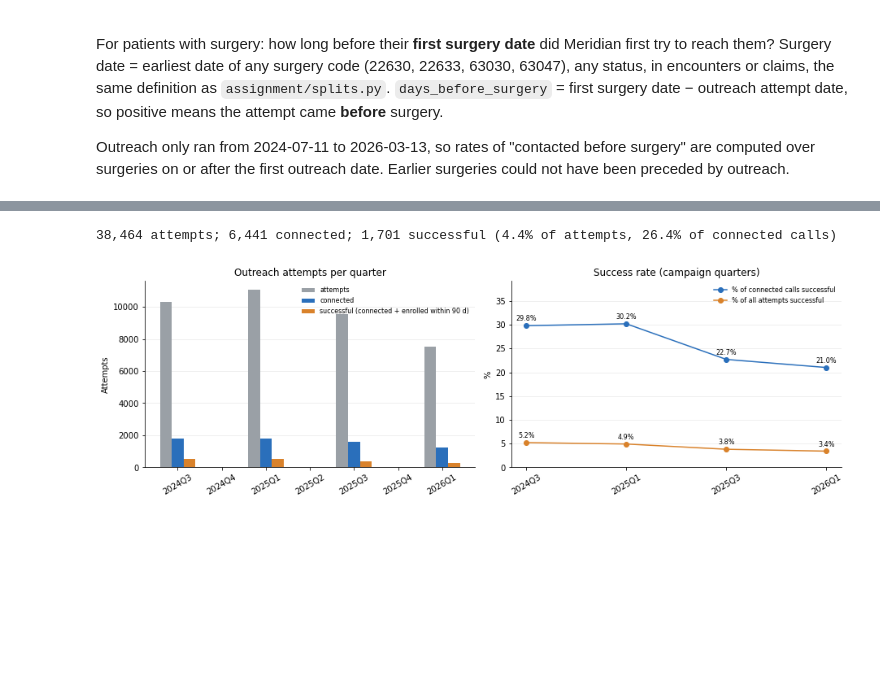
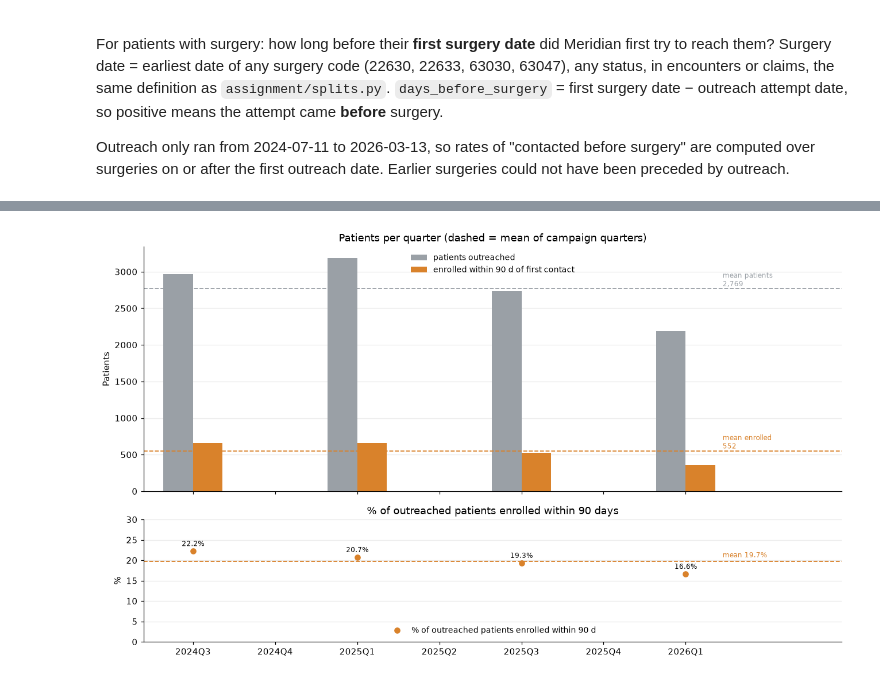
Before and after one commit to MSBradshaw/Meridian, a Jupyter notebook: notebooks/meridian_eda.ipynb, the cells around one changed output, grey strips where cells are left out. Saved outputs shown, nothing was run; the diff lists cells and outputs as text; code cells hidden in the pictures; blank space fills up the shorter version.

```diff
--- a/notebooks/meridian_eda.ipynb
+++ b/notebooks/meridian_eda.ipynb
@@ -406,7 +406,7 @@ order = matrix.code[::-1].tolist()                       # highest median at top
 system = matrix.set_index('code').system
 data = [t.loc[t.event_code == k, 'days_to_surgery'] for k in order]
 fig, ax = plt.subplots(figsize=(9, 8))
-bp = ax.boxplot(data, vert=False, labels=order, patch_artist=True, showfliers=False, widths=.6,
+bp = ax.boxplot(data, orientation="horizontal", tick_labels=order, patch_artist=True, showfliers=False, widths=.6,
                 medianprops=dict(color='black', lw=1.5), whiskerprops=dict(color='#555'), capprops=dict(color='#555'))
 for patch, k in zip(bp['boxes'], order):
     patch.set(facecolor=SYS_COLOR[system[k]], alpha=.85, edgecolor='#555')
@@ -857,47 +858,61 @@ For context the table also shows each part separately: connected attempts, and a
 # %%
 enr = pd.read_csv('../data/meridian_health_enrollments.csv', parse_dates=['enrollment_date'])
 o = out.copy()
 o['quarter'] = o.timestamp.dt.to_period('Q')
 o['connected'] = o.attempt_result.eq('Connected')
 
-# enrolled in the same program within 90 days after the attempt
-m = o[['patient_token', 'program', 'date']].reset_index().merge(enr, on=['patient_token', 'program'], how='left')
-m['gap'] = (m.enrollment_date - m.date).dt.days
-o['enrolled_90d'] = m.assign(hit=m.gap.between(0, 90)).groupby('index').hit.any().reindex(o.index, fill_value=False)
-o['successful'] = o.connected & o.enrolled_90d
+# one row per patient x program x quarter: first attempt, and enrollment in that program within 90 days of it
+pq = o.groupby(['quarter', 'patient_token', 'program']).date.min().rename('first_attempt').reset_index()
+gaps = pq.merge(enr[['patient_token', 'program', 'enrollment_date']], on=['patient_token', 'program'])
+gaps = gaps[(gaps.enrollment_date - gaps.first_attempt).dt.days.between(0, 90)]
+hits = set(zip(gaps.quarter, gaps.patient_token, gaps.program))
+pq['enrolled_90d'] = [k in hits for k in zip(pq.quarter, pq.patient_token, pq.program)]
 
 quarters = pd.period_range(o.quarter.min(), o.quarter.max(), freq='Q')
-by_q = (o.groupby('quarter')
-        .agg(attempts=('patient_token', 'size'), patients=('patient_token', 'nunique'), connected=('connected', 'sum'),
-             enrolled_90d=('enrolled_90d', 'sum'), successful=('successful', 'sum'))
-        .reindex(quarters, fill_value=0))
-by_q['patients_successful'] = o[o.successful].groupby('quarter').patient_token.nunique().reindex(quarters, fill_value=0)
-by_q['pct_attempts_successful'] = (by_q.successful / by_q.attempts * 100).round(1)
-by_q['pct_connected_successful'] = (by_q.successful / by_q.connected * 100).round(1)
+by_q = pd.DataFrame({
+    'attempts': o.groupby('quarter').size(),
+    'outreached': pq.groupby('quarter').patient_token.nunique(),
+    'enrolled_90d': pq[pq.enrolled_90d].groupby('quarter').patient_token.nunique(),
+}).reindex(quarters, fill_value=0).fillna(0).astype(int)
+by_q['pct_enrolled_90d'] = (by_q.enrolled_90d / by_q.outreached * 100).round(1)
 by_q.index = by_q.index.astype(str)
-total = by_q.sum(numeric_only=True)
-print(f"{int(total.attempts):,} attempts; {int(total.connected):,} connected; {int(total.successful):,} successful "
-      f"({total.successful / total.attempts:.1%} of attempts, {total.successful / total.connected:.1%} of connected calls)")
+camp = by_q[by_q.outreached > 0]
+mean = camp.mean()
 
-fig, (ax1, ax2) = plt.subplots(1, 2, figsize=(13, 4.2))
-x = np.arange(len(by_q)); w = .27
-for k, (col, colr, lab) in enumerate([('attempts', GRAY, 'attempts'), ('connected', BLUE, 'connected'),
-                                      ('successful', ORANGE, 'successful (connected + enrolled within 90 d)')]):
-    ax1.bar(x + (k - 1) * w, by_q[col], width=w, color=colr, label=lab)
-ax1.set_xticks(x, by_q.index, rotation=30)
-ax1.set(title='Outreach attempts per quarter', ylabel='Attempts'); ax1.legend(frameon=False, fontsize=8)
-camp = by_q[by_q.attempts > 0]
-ax2.plot(camp.index, camp.pct_connected_successful, marker='o', color=BLUE, label='% of connected calls successful')
-ax2.plot(camp.index, camp.pct_attempts_successful, marker='o', color=ORANGE, label='% of all attempts successful')
-for a, col in [(ax2, 'pct_connected_successful'), (ax2, 'pct_attempts_successful')]:
-    for xi, v in zip(camp.index, camp[col]):
-        a.annotate(f'{v:.1f}%', (xi, v), textcoords='offset points', xytext=(0, 6), ha='center', fontsize=8)
-ax2.set(title='Success rate (campaign quarters)', ylabel='%', ylim=(0, camp.pct_connected_successful.max() * 1.3))
-ax2.tick_params(axis='x', rotation=30); ax2.legend(frameon=False, fontsize=8)
+fig, (ax1, ax2) = plt.subplots(2, 1, figsize=(12, 7), sharex=True, gridspec_kw={'height_ratios': [2, 1]})
+x = np.arange(len(by_q)); w = .36
+for k, (col, colr, lab) in enumerate([('outreached', GRAY, 'patients outreached'),
+                                      ('enrolled_90d', ORANGE, 'enrolled within 90 d of first contact')]):
+    ax1.bar(x + (k - .5) * w, by_q[col], width=w, color=colr, label=lab)
+    ax1.axhline(mean[col], color=colr, lw=1.2, ls='--')
+    ax1.text(x[-1] + .45, mean[col], f"mean {lab.split(' ')[0]}\n{mean[col]:,.0f}", va='bottom', fontsize=8, color=colr)
+ax1.set(title='Patients per quarter (dashed = mean of campaign quarters)', ylabel='Patients')
+ax1.legend(frameon=False, fontsize=9, loc='upper center')
+ax2.plot(x, by_q.pct_enrolled_90d.where(by_q.outreached > 0), marker='o', ls='none', color=ORANGE,
+         label='% of outreached patients enrolled within 90 d')
+ax2.axhline(mean.pct_enrolled_90d, color=ORANGE, lw=1.2, ls='--')
+ax2.text(x[-1] + .45, mean.pct_enrolled_90d + .6, f'mean {mean.pct_enrolled_90d:.1f}%', va='bottom', fontsize=8, color=ORANGE)
+for xi, v in zip(x, by_q.pct_enrolled_90d):
+    if v > 0:
+        ax2.annotate(f'{v:.1f}%', (xi, v), textcoords='offset points', xytext=(0, 6), ha='center', fontsize=8)
+ax2.set(title='% of outreached patients enrolled within 90 days', ylabel='%', ylim=(0, 30))
+ax2.legend(frameon=False, fontsize=9, loc='lower center')
+ax2.set_xticks(x, by_q.index); ax2.set_xlim(-.6, len(x) + .9)
 for a in (ax1, ax2):
     a.grid(axis='x', visible=False)
 plt.tight_layout(); plt.show()
 display(by_q)
+
+# target: +5% over the campaign-quarter mean, and what reaching it takes
+target = int(np.ceil(mean.enrolled_90d * 1.05))
+latest = camp.iloc[-1]
+print(f"mean patients enrolled within 90 d per campaign quarter: {mean.enrolled_90d:.1f} "
+      f"({mean.pct_enrolled_90d:.1f}% of outreached) -> +5% target: {target}")
+display(pd.DataFrame({
+    'patients outreached': [round(target / (latest.pct_enrolled_90d / 100)), int(latest.outreached), round(mean.outreached)],
+    '% enrolled within 90 d needed': [latest.pct_enrolled_90d, round(target / latest.outreached * 100, 1),
+                                      round(target / mean.outreached * 100, 1)],
+}, index=[f'keep latest rate ({latest.pct_enrolled_90d}%)', f'keep latest volume ({latest.outreached:,.0f})',
+          f'mean volume ({mean.outreached:,.0f})']))
 # %% [output]
-38,464 attempts; 6,441 connected; 1,701 successful (4.4% of attempts, 26.4% of connected calls)
-[figure, old version]
+[figure, new version]
```
Also changed, not shown: parts of 27 cells of this notebook, 23 other files.
